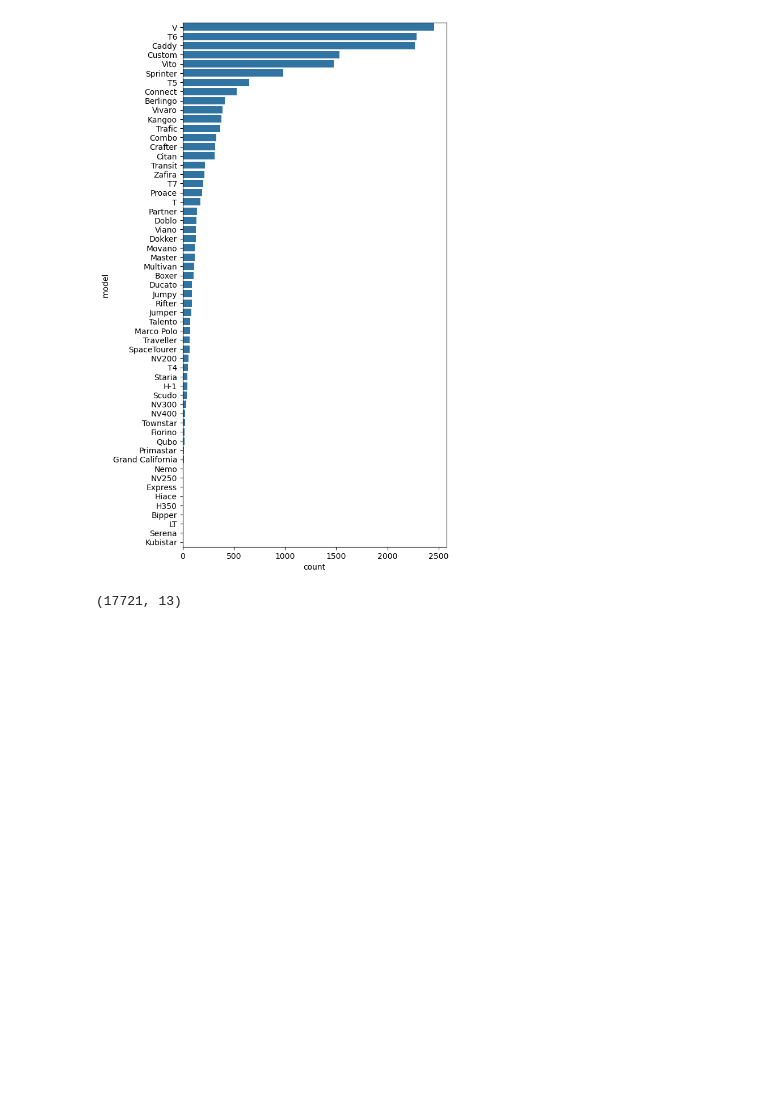
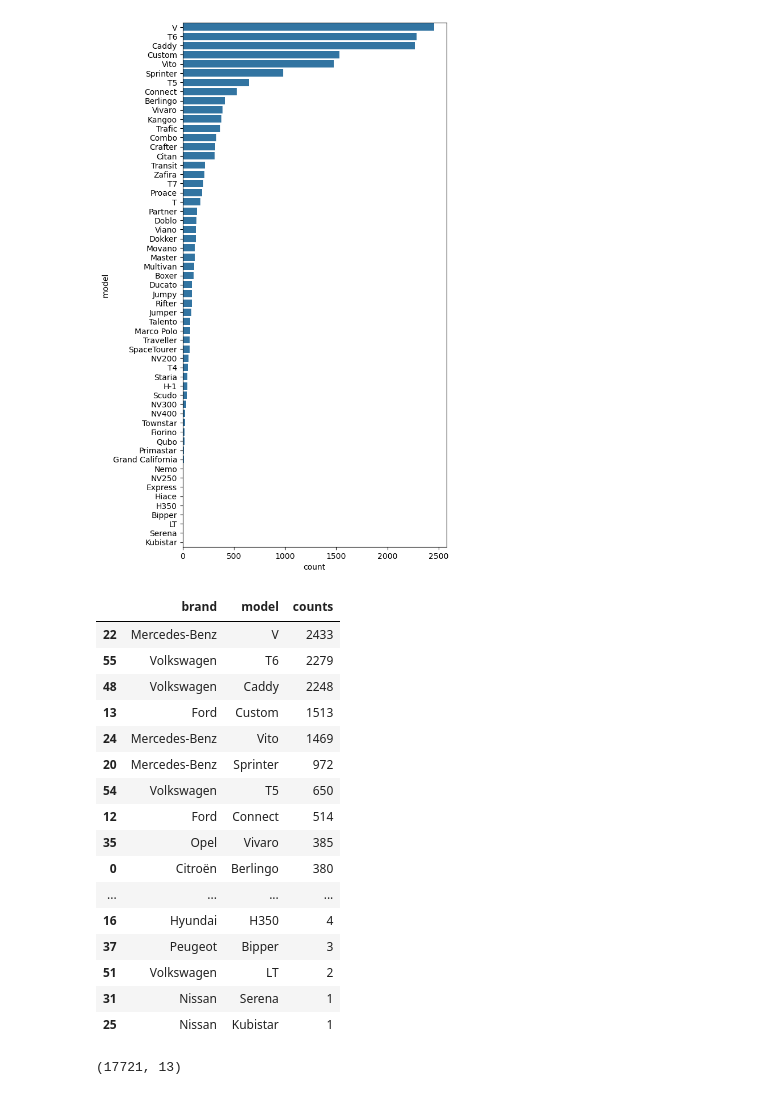
Before and after one commit to arnauog/Van_Price_Predictor, a Jupyter notebook: 2. Vans EDA.ipynb, the cells around one changed output. Cells and saved outputs as stored; diff of their text form; code cells hidden in the pictures; blank space fills up the shorter version.

```diff
--- a/2. Vans EDA.ipynb
+++ b/2. Vans EDA.ipynb
@@ -1802,3 +1802,24 @@ sns.countplot(data=df, y='model', order=order)
 # %% [output]
 <Axes: xlabel='count', ylabel='model'>
 [figure]
+# %%
+
+filter_brand
+# %% [output]
+|  | brand | model | counts |
+| 22 | Mercedes-Benz | V | 2433 |
+| 55 | Volkswagen | T6 | 2279 |
+| 48 | Volkswagen | Caddy | 2248 |
+| 13 | Ford | Custom | 1513 |
+| 24 | Mercedes-Benz | Vito | 1469 |
+| 20 | Mercedes-Benz | Sprinter | 972 |
+| 54 | Volkswagen | T5 | 650 |
+| 12 | Ford | Connect | 514 |
+| 35 | Opel | Vivaro | 385 |
+| 0 | Citroën | Berlingo | 380 |
+| ... | ... | ... | ... |
+| 16 | Hyundai | H350 | 4 |
+| 37 | Peugeot | Bipper | 3 |
+| 51 | Volkswagen | LT | 2 |
+| 31 | Nissan | Serena | 1 |
+| 25 | Nissan | Kubistar | 1 |
```
Also changed, not shown: parts of 18 cells of this notebook, 1 other file.
